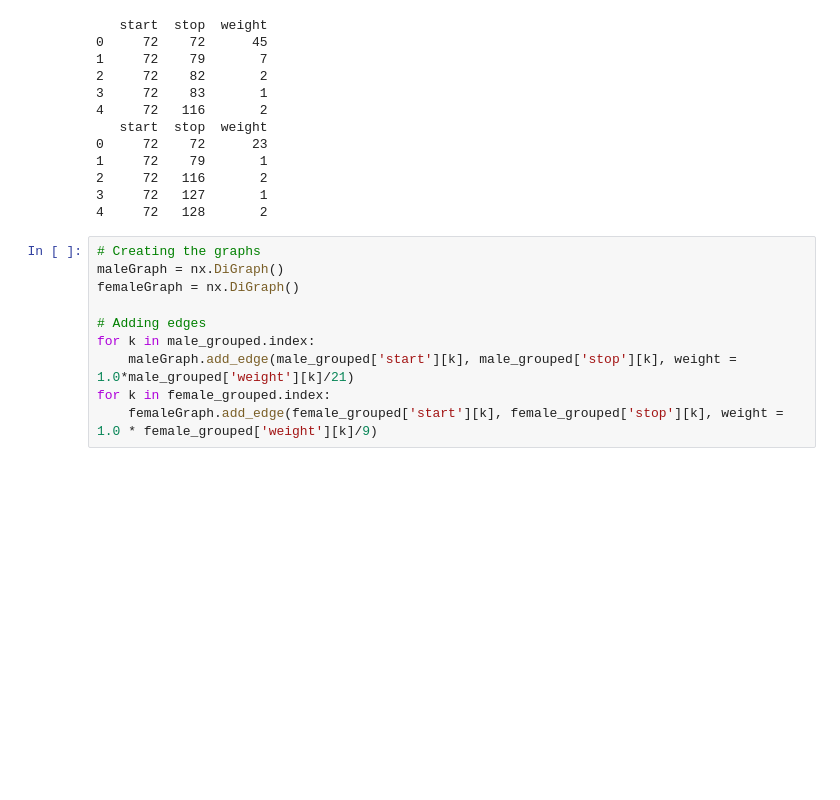
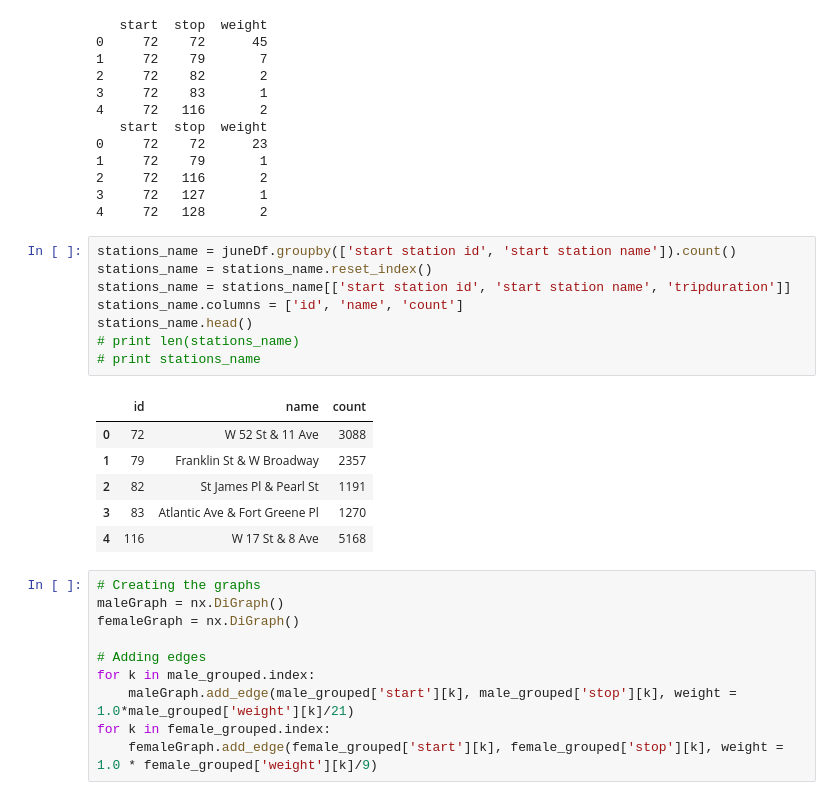
Before and after one commit to bilguun/citibike_network_analysis, a Jupyter notebook: Networks Project Gender wise Communities.ipynb, the cells around one changed output. Cells and saved outputs as stored; diff of their text form; blank space fills up the shorter version.

```diff
--- a/Networks Project Gender wise Communities.ipynb
+++ b/Networks Project Gender wise Communities.ipynb
@@ -117,6 +117,21 @@ print female_grouped.head()
 2     72   116       2
 3     72   127       1
 4     72   128       2
+# %%
+stations_name = juneDf.groupby(['start station id', 'start station name']).count()
+stations_name = stations_name.reset_index()
+stations_name = stations_name[['start station id', 'start station name', 'tripduration']]
+stations_name.columns = ['id', 'name', 'count']
+stations_name.head()
+# print len(stations_name)
+# print stations_name
+# %% [output]
+|  | id | name | count |
+| 0 | 72 | W 52 St & 11 Ave | 3088 |
+| 1 | 79 | Franklin St & W Broadway | 2357 |
+| 2 | 82 | St James Pl & Pearl St | 1191 |
+| 3 | 83 | Atlantic Ave & Fort Greene Pl | 1270 |
+| 4 | 116 | W 17 St & 8 Ave | 5168 |
 # %%
 # Creating the graphs
 maleGraph = nx.DiGraph()
```
Also changed, not shown: parts of 12 cells of this notebook, 2 other files.
